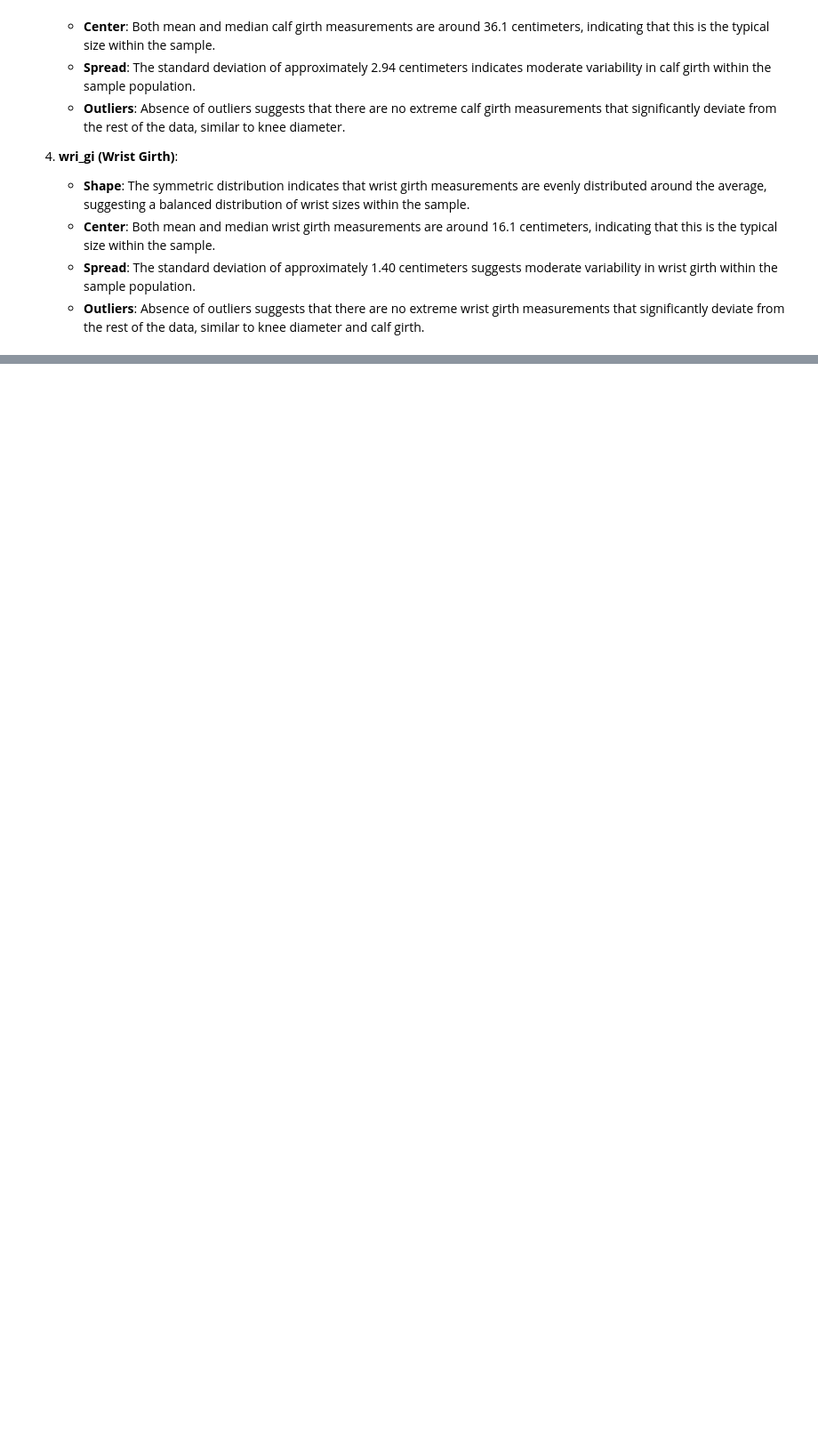
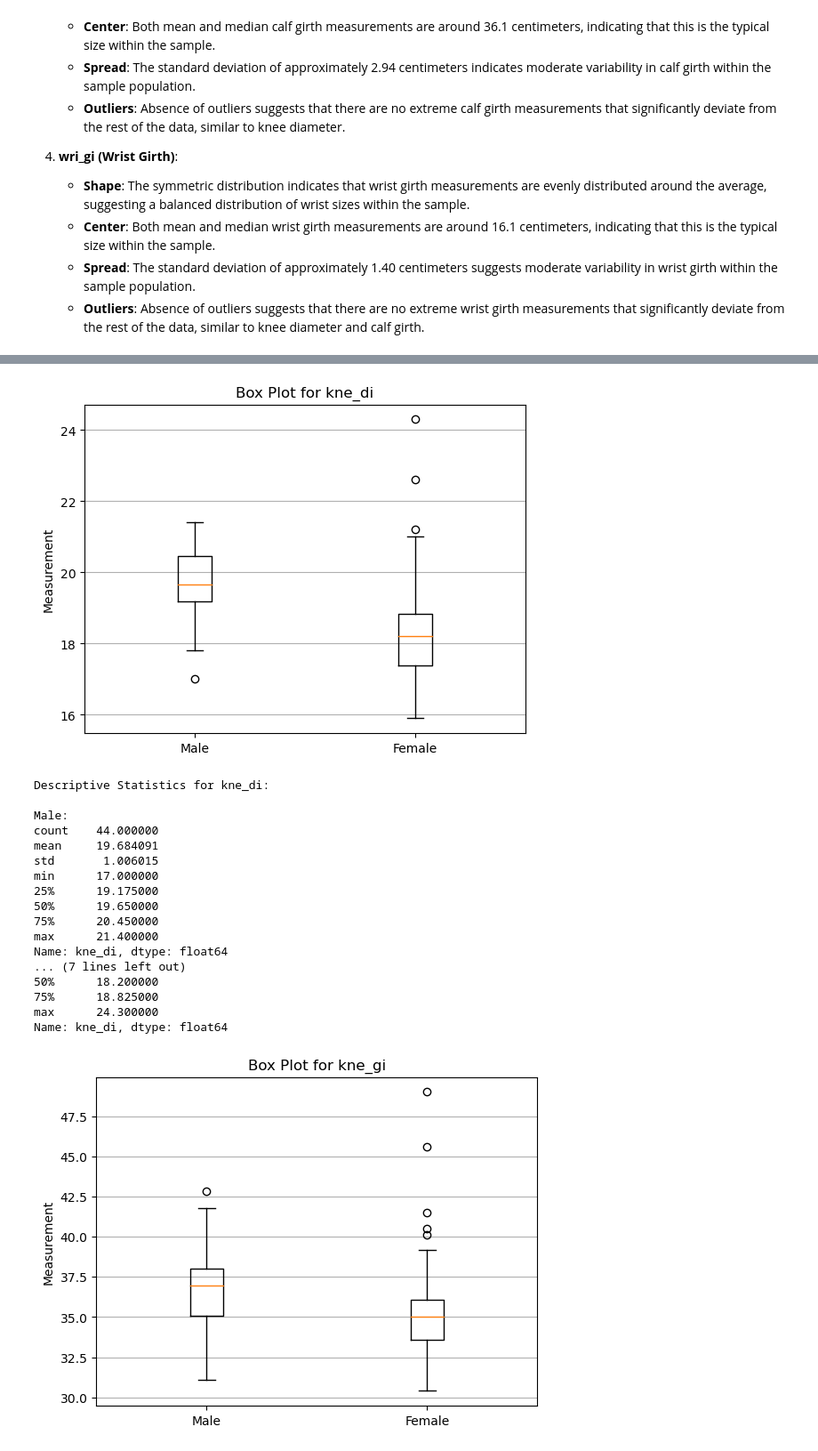
Before and after one commit to robertnesterodhiambo/robertnesterodhiambo-Data-analysis, a Jupyter notebook: colab.ipynb, the cells around one changed output, grey strips where cells are left out. Shown at 89% size. Saved outputs shown, nothing was run; the diff lists cells and outputs as text; code cells hidden in the pictures; blank space fills up the shorter version.

Commit message:
task 4 boxplots

```diff
--- a/colab.ipynb
+++ b/colab.ipynb
@@ -180,0 +190,49 @@ Name: wri_gi, dtype: float64
+# %%
+import pandas as pd
+import matplotlib.pyplot as plt
+
+male=df[df["sex"]==1]
+female=df[df["sex"]==0]
+
+# Sample code to visualize box plots and descriptive statistics
+for col in selected_columns:
+    # Data for male and female
+    data_male = male[col]
+    data_female = female[col]
+
+    # Create box plot
+    fig, ax = plt.subplots()
+    ax.boxplot([data_male, data_female])
+    ax.set_xticklabels(['Male', 'Female'])
+    ax.set_title(f'Box Plot for {col}')
+    ax.set_ylabel('Measurement')
+    plt.grid(axis="y")
+    plt.show()
+
+    # Descriptive statistics
+    print(f"\nDescriptive Statistics for {col}:\n")
+    print("Male:")
+    print(data_male.describe())
+    print("\nFemale:")
+    print(data_female.describe())
+    print("\n")
+# %% [output]
+[figure, added]
+Descriptive Statistics for kne_di:
+
+Male:
+count    44.000000
+mean     19.684091
+std       1.006015
+min      17.000000
+25%      19.175000
+50%      19.650000
+75%      20.450000
+max      21.400000
+Name: kne_di, dtype: float64
+... (7 lines left out)
+50%      18.200000
+75%      18.825000
+max      24.300000
+Name: kne_di, dtype: float64
+[figure, added]
```
Also changed, not shown: parts of 3 cells of this notebook.
